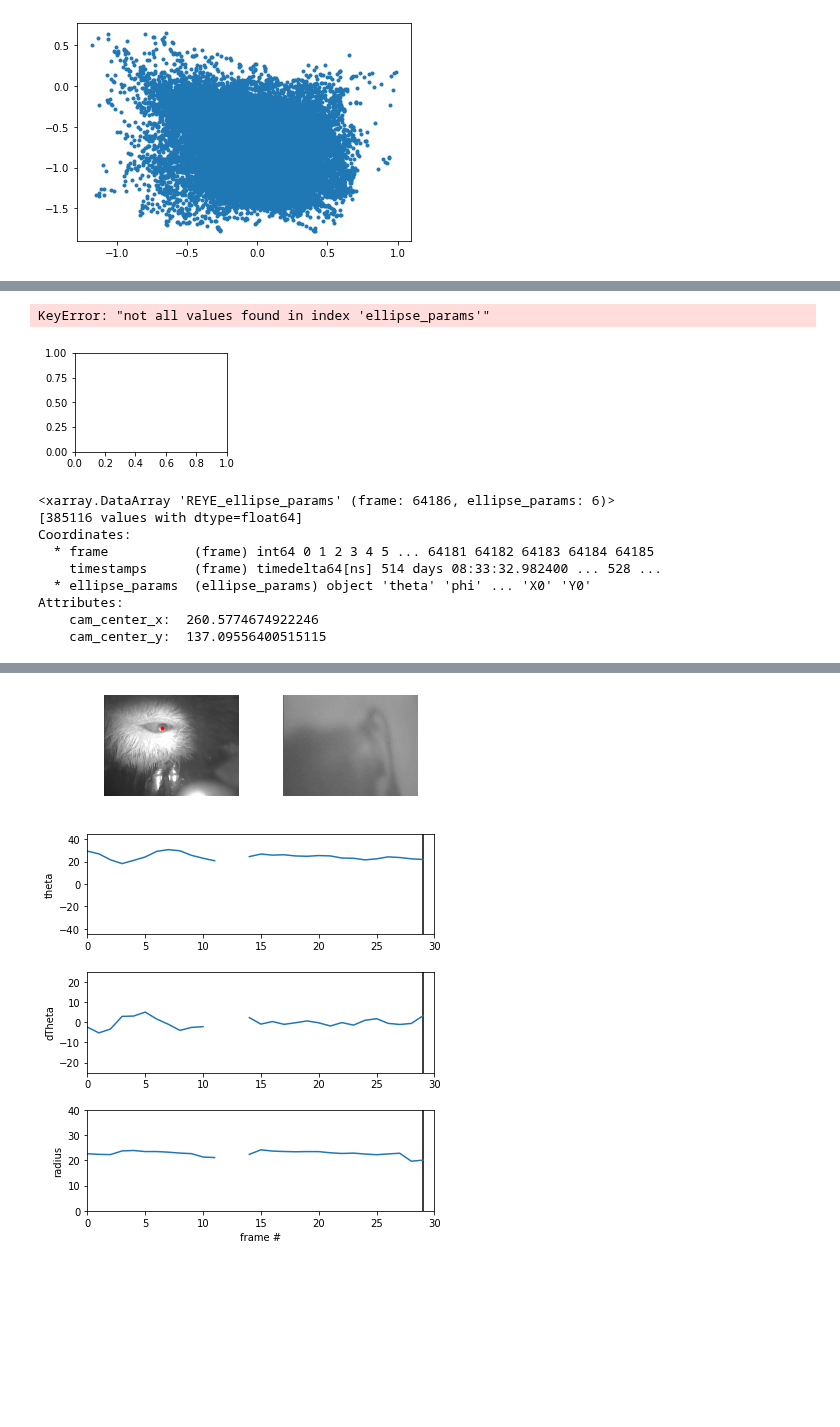
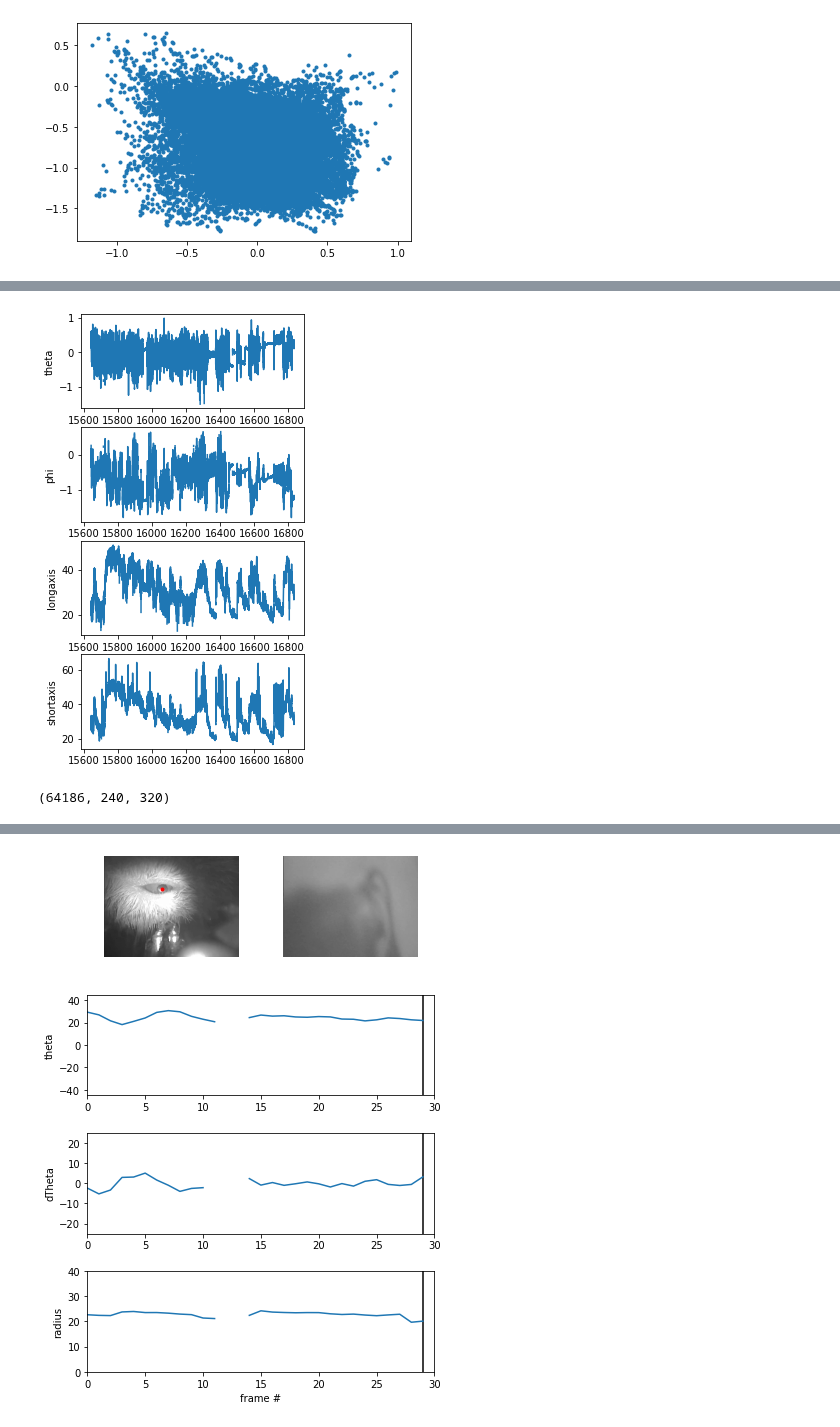
Before and after one commit to nielllab/FreelyMovingEphys, a Jupyter notebook: cmn_practice.ipynb, the cells around one changed output, grey strips where cells are left out. Saved outputs shown, nothing was run; the diff lists cells and outputs as text; code cells hidden in the pictures; blank space fills up the shorter version.

```diff
--- a/cmn_practice.ipynb
+++ b/cmn_practice.ipynb
@@ -94,0 +86,3 @@ Data variables:
+# %%
+ephysT0 = ephys_data.iloc[0,12]
+ephysT0
@@ -94,0 +91,5 @@ Data variables:
+# %%
+goodcells = ephys_data.loc[ephys_data['group']=='good']
+goodcells.shape
+units = goodcells.index.values
+units
@@ -94,0 +98,10 @@ Data variables:
+# %%
+#spike rasters
+fig, ax = plt.subplots(figsize=(20,8))
+ax.fontsize = 20
+for i,ind in enumerate(goodcells.index):
+   plt.vlines(goodcells.at[ind,'spikeT'],i-0.25,i+0.25)
+   plt.xlim(0, 10); plt.xlabel('secs',fontsize = 20); plt.ylabel('unit #',fontsize=20)
+ax.spines['right'].set_visible(False)
+ax.spines['top'].set_visible(False)
+plt.savefig('spikeraster.pdf')
@@ -124,0 +157,4 @@ Coordinates:
+# %%
+eyeT = eye_data.timestamps + 8*60*60 - ephysT0
+worldT = world_data.timestamps + 8*60*60 - ephysT0
+eyeT, worldT
@@ -125,20 +174,7 @@ Coordinates:
 # %%
-for i,val in enumerate(eye_params[0:4]):
-    plt.subplot(2,2,i+1)
-    plt.plot(eye_t-eye_t[0],eye_params.sel(ellipse_params = val))
-    plt.xlabel(val.values)
+fig,axs = plt.subplots(4,1,figsize = (4,8))
+for i,val in enumerate(eye_params.ellipse_params[0:4]):
+    axs[i].plot(eyeT,eye_params.sel(ellipse_params = val))
+    axs[i].set_ylabel(val.values)
 # %% [output]
-KeyError: "not all values found in index 'ellipse_params'"
-[figure, old version]
+[figure, new version]
-# %%
-eye_params
-# %% [output]
-<xarray.DataArray 'REYE_ellipse_params' (frame: 64186, ellipse_params: 6)>
-[385116 values with dtype=float64]
-Coordinates:
-  * frame           (frame) int64 0 1 2 3 4 5 ... 64181 64182 64183 64184 64185
-    timestamps      (frame) timedelta64[ns] 514 days 08:33:32.982400 ... 528 ...
-  * ellipse_params  (ellipse_params) object 'theta' 'phi' ... 'X0' 'Y0'
-Attributes:
-    cam_center_x:  260.5774674922246
-    cam_center_y:  137.09556400515115
@@ -147,2 +181,5 @@ eye_vid = np.uint8(eye_data['REYE_video'])
 # %%
 dEye = np.diff(eye_params.sel(ellipse_params = 'theta'))*180/3.14159
+eye_vid.shape
+# %% [output]
+(64186, 240, 320)
```
Also changed, not shown: parts of 32 cells of this notebook.
